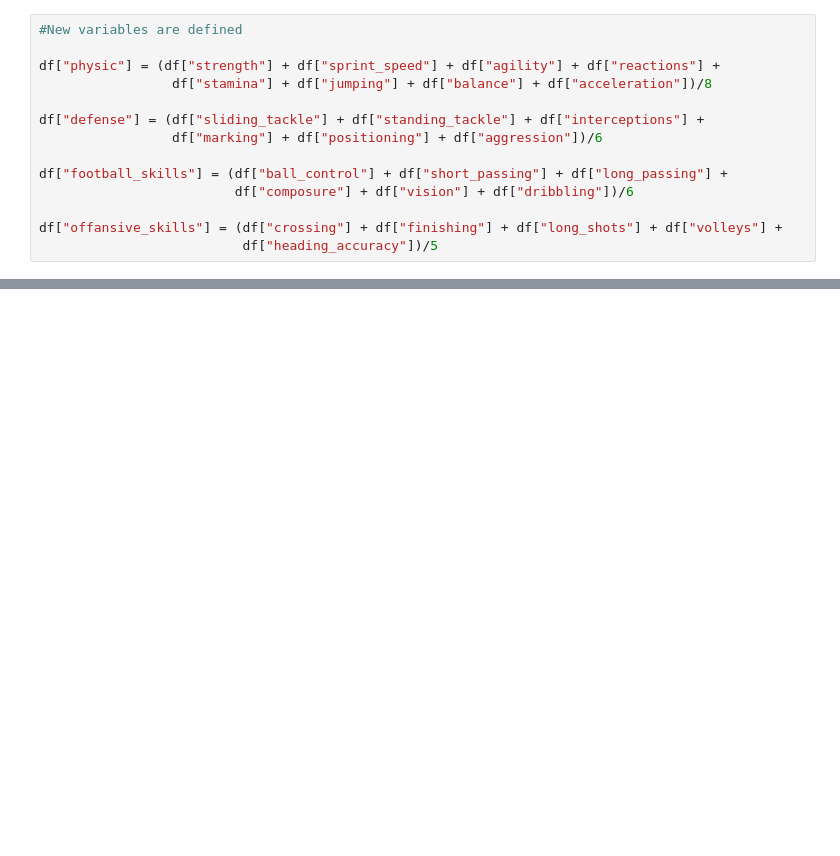
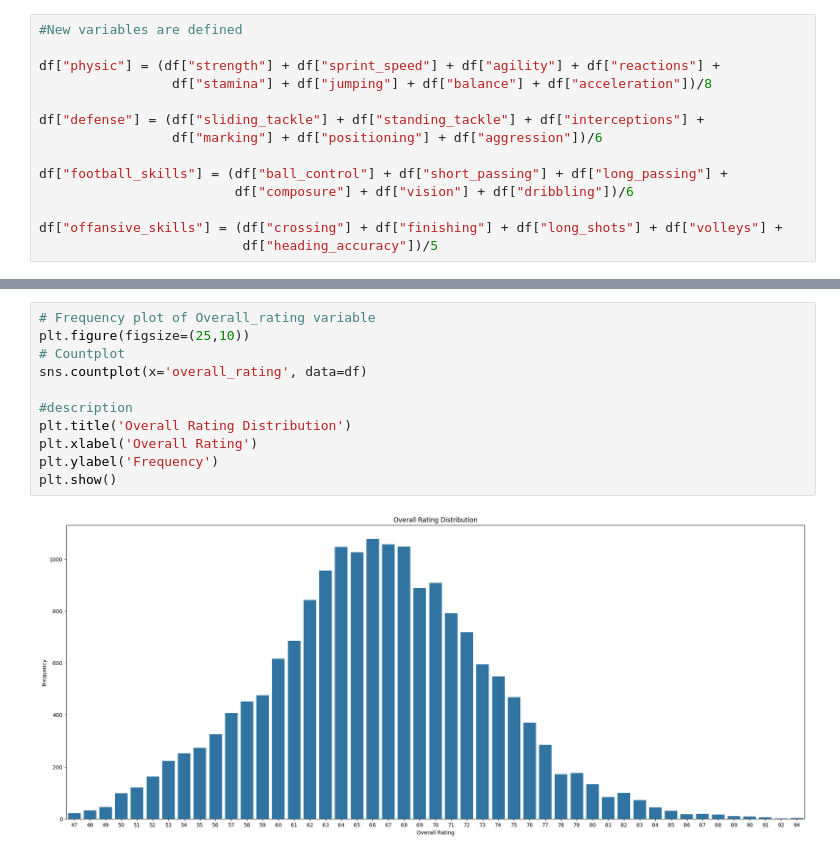
Before and after one commit to Gokhan-Balta/Value-Euro-Forecast, a Jupyter notebook: value_euro_forecast.ipynb, the cells around one changed output, grey strips where cells are left out. Cells and saved outputs as stored; diff of their text form; blank space fills up the shorter version.

```diff
--- a/value_euro_forecast.ipynb
+++ b/value_euro_forecast.ipynb
@@ -202,0 +328,13 @@ df["offansive_skills"] = (df["crossing"] + df["finishing"] + df["long_shots"] +
+# %%
+# Frequency plot of Overall_rating variable
+plt.figure(figsize=(25,10))
+# Countplot
+sns.countplot(x='overall_rating', data=df)
+
+#description
+plt.title('Overall Rating Distribution')
+plt.xlabel('Overall Rating')
+plt.ylabel('Frequency')
+plt.show()
+# %% [output]
+[figure, added]
```
Also changed, not shown: parts of 15 cells of this notebook.
